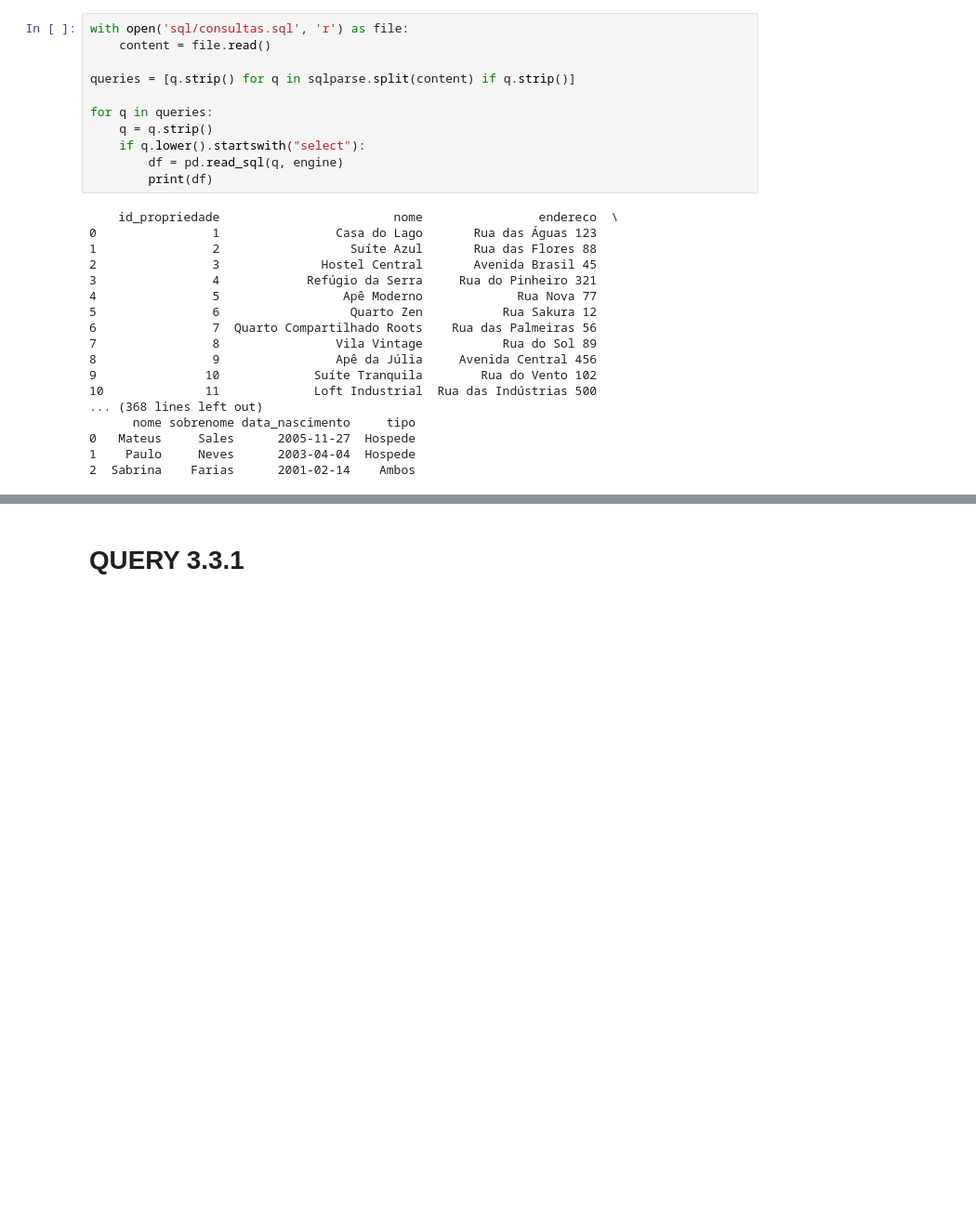
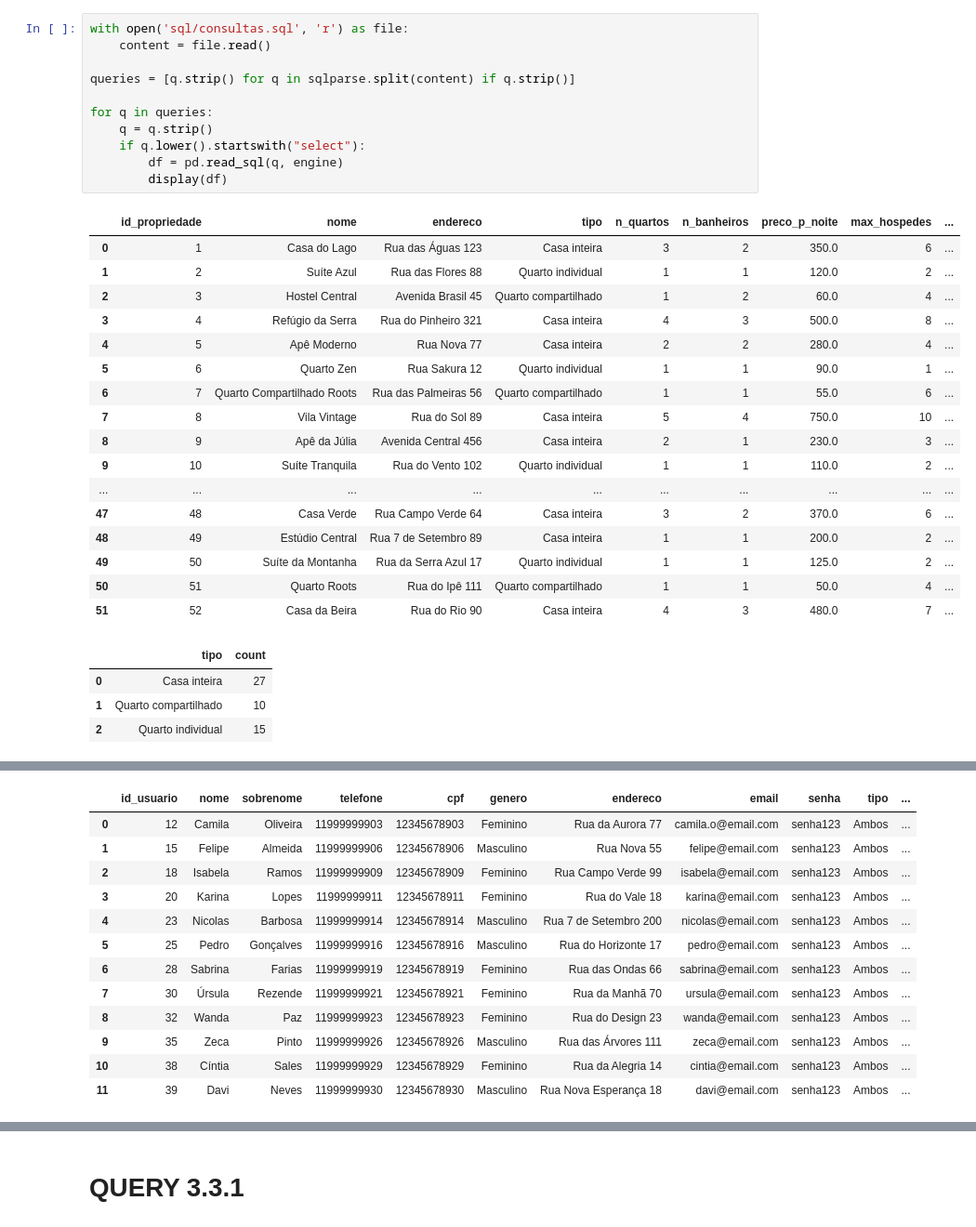
Before and after one commit to thzero0/Base-de-Dados-, a Jupyter notebook: consultas.ipynb, the cells around one changed output, grey strips where cells are left out. Shown: that part at 93% size. Drawn from its saved outputs; the diff is of its cells as text; blank space fills up the shorter version.

```diff
--- a/consultas.ipynb
+++ b/consultas.ipynb
@@ -12,29 +14,33 @@ engine = create_engine('postgresql://postgres:pgadmin@localhost:5432/trabalho3')
 # %%
 with open('sql/consultas.sql', 'r') as file:
     content = file.read()
 
 queries = [q.strip() for q in sqlparse.split(content) if q.strip()]
 
 for q in queries:
     q = q.strip()
     if q.lower().startswith("select"):
         df = pd.read_sql(q, engine)
-        print(df)
+        display(df)
 # %% [output]
-    id_propriedade                        nome                endereco  \
-0                1                Casa do Lago       Rua das Águas 123
-1                2                  Suíte Azul       Rua das Flores 88
-2                3              Hostel Central       Avenida Brasil 45
-3                4            Refúgio da Serra     Rua do Pinheiro 321
-4                5                 Apê Moderno             Rua Nova 77
-5                6                  Quarto Zen           Rua Sakura 12
-6                7  Quarto Compartilhado Roots    Rua das Palmeiras 56
-7                8                Vila Vintage           Rua do Sol 89
-8                9                Apê da Júlia     Avenida Central 456
-9               10             Suíte Tranquila        Rua do Vento 102
-10              11             Loft Industrial  Rua das Indústrias 500
-... (368 lines left out)
-      nome sobrenome data_nascimento     tipo
-0   Mateus     Sales      2005-11-27  Hospede
-1    Paulo     Neves      2003-04-04  Hospede
-2  Sabrina    Farias      2001-02-14    Ambos
+|  | id_propriedade | nome | endereco | tipo | n_quartos | n_banheiros | preco_p_noite | max_hospedes | ... |
+| 0 | 1 | Casa do Lago | Rua das Águas 123 | Casa inteira | 3 | 2 | 350.0 | 6 | ... |
+| 1 | 2 | Suíte Azul | Rua das Flores 88 | Quarto individual | 1 | 1 | 120.0 | 2 | ... |
+| 2 | 3 | Hostel Central | Avenida Brasil 45 | Quarto compartilhado | 1 | 2 | 60.0 | 4 | ... |
+| 3 | 4 | Refúgio da Serra | Rua do Pinheiro 321 | Casa inteira | 4 | 3 | 500.0 | 8 | ... |
+| 4 | 5 | Apê Moderno | Rua Nova 77 | Casa inteira | 2 | 2 | 280.0 | 4 | ... |
+| 5 | 6 | Quarto Zen | Rua Sakura 12 | Quarto individual | 1 | 1 | 90.0 | 1 | ... |
+| 6 | 7 | Quarto Compartilhado Roots | Rua das Palmeiras 56 | Quarto compartilhado | 1 | 1 | 55.0 | 6 | ... |
+| 7 | 8 | Vila Vintage | Rua do Sol 89 | Casa inteira | 5 | 4 | 750.0 | 10 | ... |
+| 8 | 9 | Apê da Júlia | Avenida Central 456 | Casa inteira | 2 | 1 | 230.0 | 3 | ... |
+| 9 | 10 | Suíte Tranquila | Rua do Vento 102 | Quarto individual | 1 | 1 | 110.0 | 2 | ... |
+| ... | ... | ... | ... | ... | ... | ... | ... | ... | ... |
+| 47 | 48 | Casa Verde | Rua Campo Verde 64 | Casa inteira | 3 | 2 | 370.0 | 6 | ... |
+| 48 | 49 | Estúdio Central | Rua 7 de Setembro 89 | Casa inteira | 1 | 1 | 200.0 | 2 | ... |
+| 49 | 50 | Suíte da Montanha | Rua da Serra Azul 17 | Quarto individual | 1 | 1 | 125.0 | 2 | ... |
+| 50 | 51 | Quarto Roots | Rua do Ipê 111 | Quarto compartilhado | 1 | 1 | 50.0 | 4 | ... |
+| 51 | 52 | Casa da Beira | Rua do Rio 90 | Casa inteira | 4 | 3 | 480.0 | 7 | ... |
+|  | tipo | count |
+| 0 | Casa inteira | 27 |
+| 1 | Quarto compartilhado | 10 |
+| 2 | Quarto individual | 15 |
@@ -40,0 +64,13 @@ for q in queries:
+|  | id_usuario | nome | sobrenome | telefone | cpf | genero | endereco | email | senha | tipo | ... |
+| 0 | 12 | Camila | Oliveira | 11999999903 | 12345678903 | Feminino | Rua da Aurora 77 | camila.o@email.com | senha123 | Ambos | ... |
+| 1 | 15 | Felipe | Almeida | 11999999906 | 12345678906 | Masculino | Rua Nova 55 | felipe@email.com | senha123 | Ambos | ... |
+| 2 | 18 | Isabela | Ramos | 11999999909 | 12345678909 | Feminino | Rua Campo Verde 99 | isabela@email.com | senha123 | Ambos | ... |
+| 3 | 20 | Karina | Lopes | 11999999911 | 12345678911 | Feminino | Rua do Vale 18 | karina@email.com | senha123 | Ambos | ... |
+| 4 | 23 | Nicolas | Barbosa | 11999999914 | 12345678914 | Masculino | Rua 7 de Setembro 200 | nicolas@email.com | senha123 | Ambos | ... |
+| 5 | 25 | Pedro | Gonçalves | 11999999916 | 12345678916 | Masculino | Rua do Horizonte 17 | pedro@email.com | senha123 | Ambos | ... |
+| 6 | 28 | Sabrina | Farias | 11999999919 | 12345678919 | Feminino | Rua das Ondas 66 | sabrina@email.com | senha123 | Ambos | ... |
+| 7 | 30 | Úrsula | Rezende | 11999999921 | 12345678921 | Feminino | Rua da Manhã 70 | ursula@email.com | senha123 | Ambos | ... |
+| 8 | 32 | Wanda | Paz | 11999999923 | 12345678923 | Feminino | Rua do Design 23 | wanda@email.com | senha123 | Ambos | ... |
+| 9 | 35 | Zeca | Pinto | 11999999926 | 12345678926 | Masculino | Rua das Árvores 111 | zeca@email.com | senha123 | Ambos | ... |
+| 10 | 38 | Cíntia | Sales | 11999999929 | 12345678929 | Feminino | Rua da Alegria 14 | cintia@email.com | senha123 | Ambos | ... |
+| 11 | 39 | Davi | Neves | 11999999930 | 12345678930 | Masculino | Rua Nova Esperança 18 | davi@email.com | senha123 | Ambos | ... |
```
Also changed, not shown: parts of 11 cells of this notebook.
